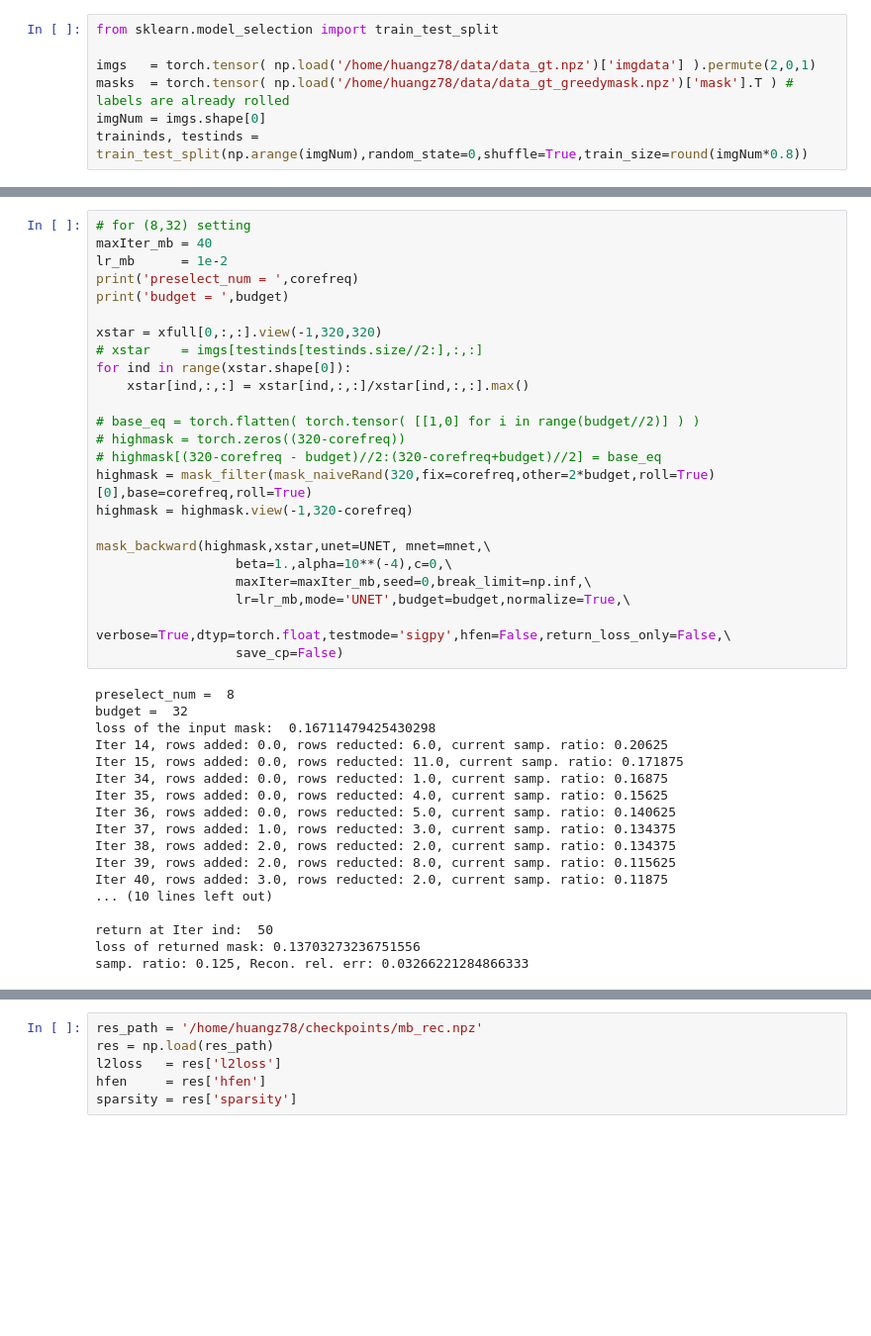
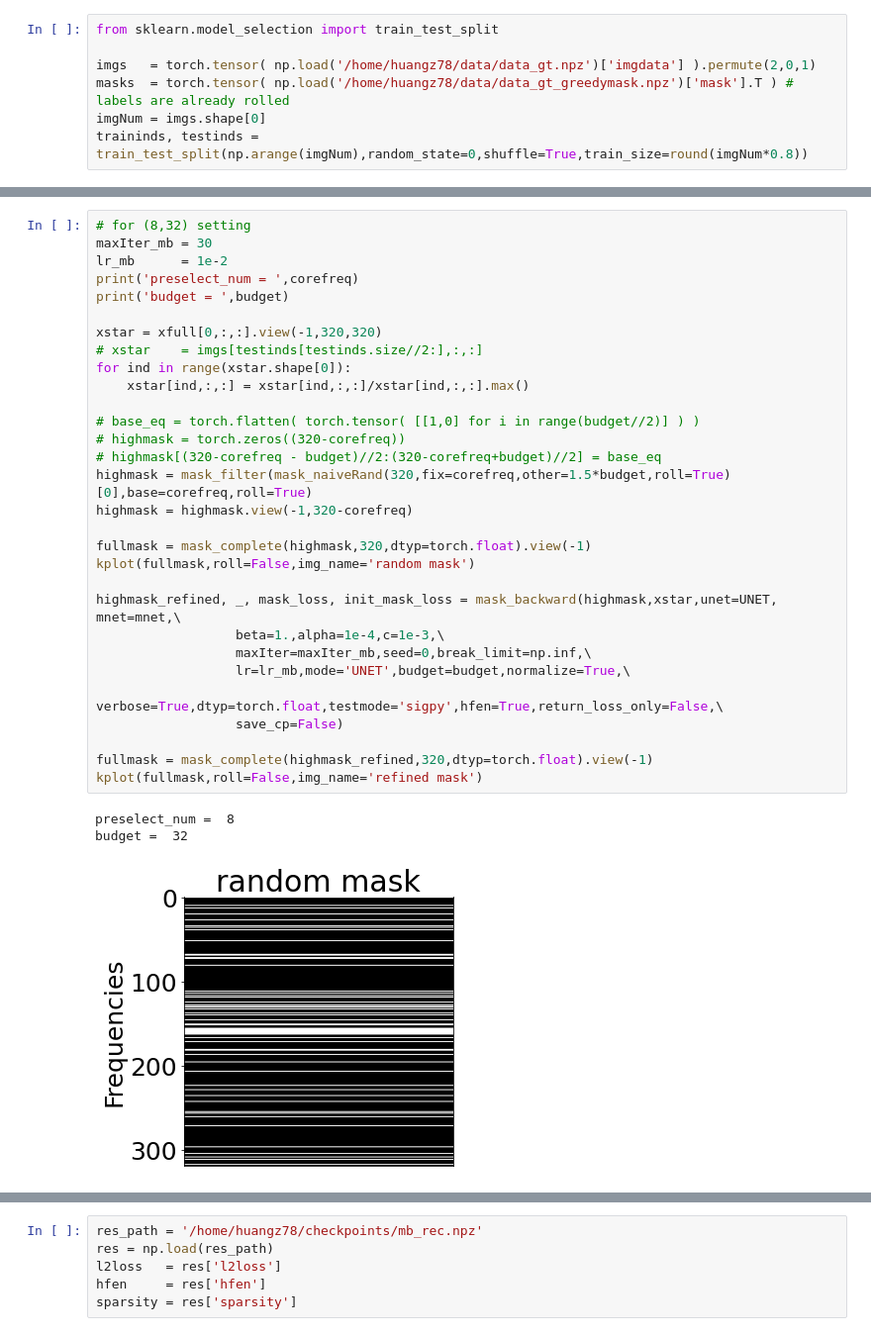
Before and after one commit to zhishenhuang/mri, a Jupyter notebook: mask_backward.ipynb, the cells around one changed output, grey strips where cells are left out. Shown: that part at 99% size. Drawn from its saved outputs; the diff is of its cells as text; blank space fills up the shorter version.

```diff
--- a/mask_backward.ipynb
+++ b/mask_backward.ipynb
@@ -202,42 +76,34 @@ lr_mb      = 1e-2
 # %%
 # for (8,32) setting
-maxIter_mb = 40
+maxIter_mb = 30
 lr_mb      = 1e-2
 print('preselect_num = ',corefreq)
 print('budget = ',budget)
 
 xstar = xfull[0,:,:].view(-1,320,320)
 # xstar    = imgs[testinds[testinds.size//2:],:,:]
 for ind in range(xstar.shape[0]):
     xstar[ind,:,:] = xstar[ind,:,:]/xstar[ind,:,:].max()
 
 # base_eq = torch.flatten( torch.tensor( [[1,0] for i in range(budget//2)] ) )
 # highmask = torch.zeros((320-corefreq))
 # highmask[(320-corefreq - budget)//2:(320-corefreq+budget)//2] = base_eq
-highmask = mask_filter(mask_naiveRand(320,fix=corefreq,other=2*budget,roll=True)[0],base=corefreq,roll=True)
+highmask = mask_filter(mask_naiveRand(320,fix=corefreq,other=1.5*budget,roll=True)[0],base=corefreq,roll=True)
 highmask = highmask.view(-1,320-corefreq)
 
-mask_backward(highmask,xstar,unet=UNET, mnet=mnet,\
-                  beta=1.,alpha=10**(-4),c=0,\
+fullmask = mask_complete(highmask,320,dtyp=torch.float).view(-1)
+kplot(fullmask,roll=False,img_name='random mask')
+
+highmask_refined, _, mask_loss, init_mask_loss = mask_backward(highmask,xstar,unet=UNET, mnet=mnet,\
+                  beta=1.,alpha=1e-4,c=1e-3,\
                   maxIter=maxIter_mb,seed=0,break_limit=np.inf,\
                   lr=lr_mb,mode='UNET',budget=budget,normalize=True,\
-                  verbose=True,dtyp=torch.float,testmode='sigpy',hfen=False,return_loss_only=False,\
+                  verbose=True,dtyp=torch.float,testmode='sigpy',hfen=True,return_loss_only=False,\
                   save_cp=False)
+
+fullmask = mask_complete(highmask_refined,320,dtyp=torch.float).view(-1)
+kplot(fullmask,roll=False,img_name='refined mask')
 # %% [output]
 preselect_num =  8
 budget =  32
-loss of the input mask:  0.16711479425430298
-Iter 14, rows added: 0.0, rows reducted: 6.0, current samp. ratio: 0.20625
-Iter 15, rows added: 0.0, rows reducted: 11.0, current samp. ratio: 0.171875
-Iter 34, rows added: 0.0, rows reducted: 1.0, current samp. ratio: 0.16875
-Iter 35, rows added: 0.0, rows reducted: 4.0, current samp. ratio: 0.15625
-Iter 36, rows added: 0.0, rows reducted: 5.0, current samp. ratio: 0.140625
-Iter 37, rows added: 1.0, rows reducted: 3.0, current samp. ratio: 0.134375
-Iter 38, rows added: 2.0, rows reducted: 2.0, current samp. ratio: 0.134375
-Iter 39, rows added: 2.0, rows reducted: 8.0, current samp. ratio: 0.115625
-Iter 40, rows added: 3.0, rows reducted: 2.0, current samp. ratio: 0.11875
-... (10 lines left out)
-
-return at Iter ind:  50
-loss of returned mask: 0.13703273236751556
-samp. ratio: 0.125, Recon. rel. err: 0.03266221284866333
+[figure, added]
```
Also changed, not shown: parts of 38 cells of this notebook, 6 other files.
